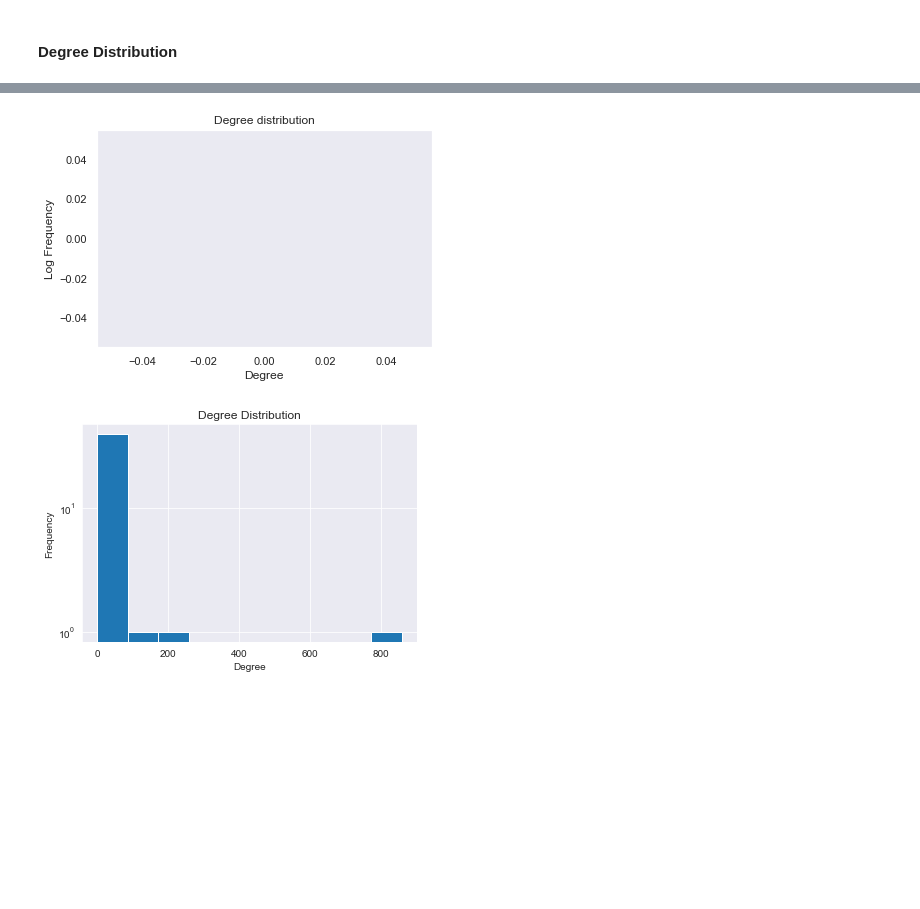
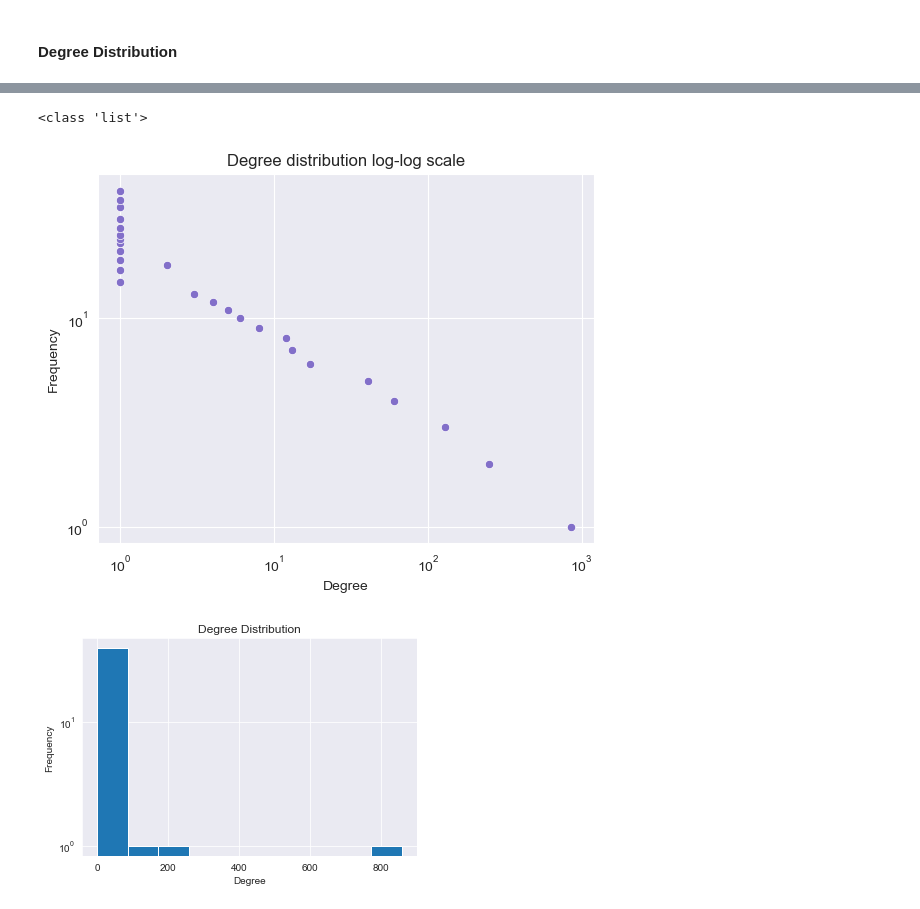
Before and after one commit to ITU-Bumblebees/network_analysis, a Jupyter notebook: Code/project.ipynb, the cells around one changed output, grey strips where cells are left out. Cells and saved outputs as stored; diff of their text form; code cells hidden in the pictures; blank space fills up the shorter version.

Commit message:
Changed degree distribution plot to be loglog scale

```diff
--- a/Code/project.ipynb
+++ b/Code/project.ipynb
@@ -167,16 +170,20 @@ if savefigs:
 # %%
 degree_frequ = nx.degree_histogram(G)
+#degree_frequ = np.log(list((x+1 for x in degree_frequ)))
 fig, ax = plt.subplots()
 
-sns.scatterplot(np.log(degree_frequ), color = '#826fc9', ax = ax)
-ax.grid(False)
-ax.set(title = 'Degree distribution', xlabel = 'Degree', ylabel = 'Log Frequency');
-
+sns.scatterplot(degree_frequ, range(len(degree_frequ)), color = '#826fc9', ax = ax)
+ax.set(title = 'Degree distribution log-log scale', xlabel = 'Degree', ylabel = 'Frequency');
+plt.yscale('log')
+plt.xscale('log')
 
 if savefigs:
     plt.savefig('../figs/DegreeDistribution.png', bbox_inches = 'tight')
+
+print(type(degree_frequ))
 # %% [output]
+<class 'list'>
-[figure, old version]
+[figure, new version]
 # %%
 degree_freq = nx.degree_histogram(G)
 fig, ax = plt.subplots()
```
Also changed, not shown: parts of 2 cells of this notebook.
